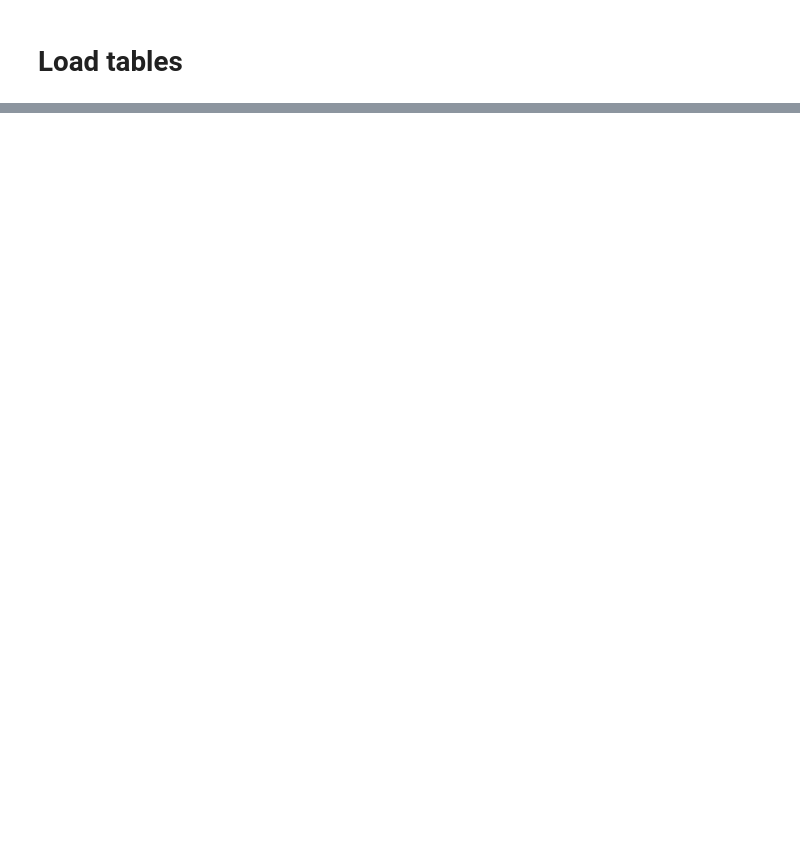
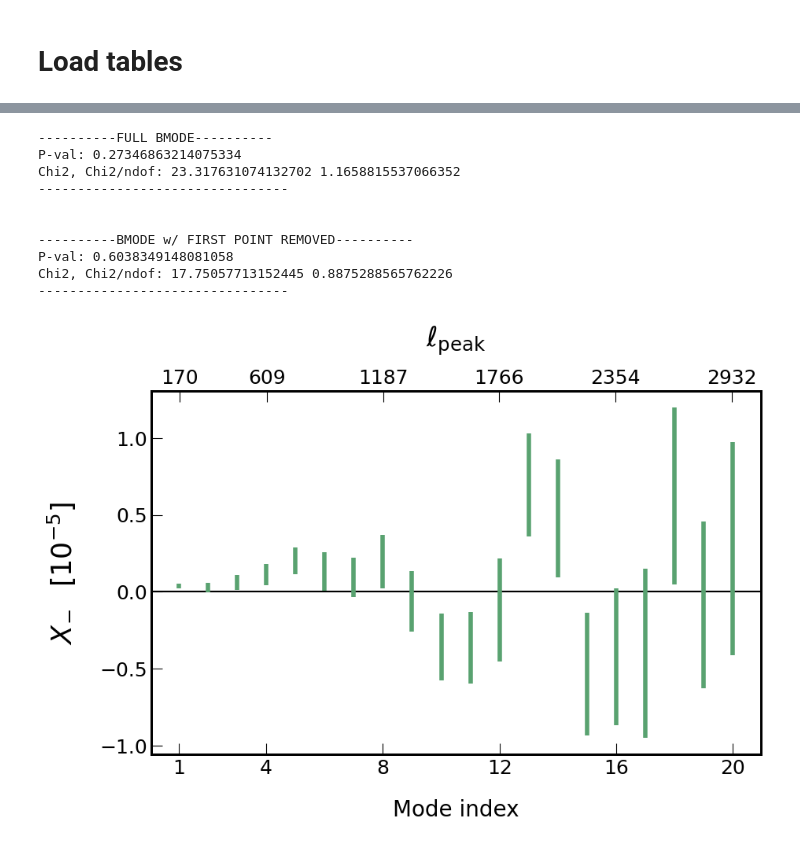
Before and after one commit to delve-survey/shearcat, a Jupyter notebook: shear_tests/Paper_plots/Bmodes.ipynb, the cells around one changed output, grey strips where cells are left out. Cells and saved outputs as stored; diff of their text form; code cells hidden in the pictures; blank space fills up the shorter version.

Commit message:
Minor plot updates + numbers

```diff
--- a/shear_tests/Paper_plots/Bmodes.ipynb
+++ b/shear_tests/Paper_plots/Bmodes.ipynb
@@ -28,4 +28,4 @@ plt.rcParams['axes.prop_cycle'] = cycler(color=COLORS)
 # %% [markdown]
 # Load tables
 # %%
-DIR = '/scratch/midway3/dhayaa/SHEARTESTS/DR3_Masked/'
+DIR = '/scratch/midway3/dhayaa/SHEARTESTS_20240504/NPATCH_100/'
@@ -59,0 +32,63 @@ plt.savefig('./Bmode.pdf', dpi = 300, bbox_inches = 'tight')
+# %%
+plt.figure(figsize = (10,6))
+
+plt.axhline(0, color ='k')
+
+B   = np.load(DIR + '/MRBmode_B.npy')
+Cov = np.load(DIR + '/MRBmode_B_Cov.npy')
+
+res = B
+
+NJK = 100
+hartlap  = ((NJK - 20 - 2) / (NJK -  1))
+dodelson = 1 / (1 + (20 - 3) * (NJK - 20 - 2) / (NJK - 20 - 1) / (NJK - 20 - 4) )
+
+inv = np.linalg.inv(Cov) * hartlap * dodelson
+chi2 = res @ inv @ res
+
+print("----------FULL BMODE----------")
+print("P-val:", 1 - stats.chi2(df = len(res)).cdf(chi2))
+print("Chi2, Chi2/ndof:", chi2, chi2/len(res))
+print("--------------------------------\n\n")
+
+
+inv = np.linalg.inv(Cov[1:].T[1:]) * hartlap * dodelson
+chi2 = res[1:] @ inv @ res[1:]
+
+print("----------BMODE w/ FIRST POINT REMOVED----------")
+print("P-val:", 1 - stats.chi2(df = len(res)).cdf(chi2))
+print("Chi2, Chi2/ndof:", chi2, chi2/len(res))
+print("--------------------------------\n\n")
+
+
+
+
+plt.errorbar(np.arange(20) + 1 , B * 1e5, yerr = np.sqrt(np.diagonal(Cov))  * 1e5, fmt = '.', markersize = 0, lw = 4, color = COLORS[4])
+
+ticks = [1, 4, 8, 12, 16, 20]
+plt.xticks(ticks, ticks)
+plt.ylabel(r'$X_{\!-}$  [$10^{-5}$]', size = 25, labelpad = 20)
+plt.xlabel('Mode index', size = 20, labelpad = 20)
+
+COEFF = np.load('/scratch/midway3/dhayaa/EB_Coefficients_N20.npy', allow_pickle = True)
+
+ax2 = plt.gca().twiny()
+ax2.set_xticks(ticks)
+ax2.set_xticklabels([int(COEFF[i - 1][3][np.argmax(np.abs(COEFF[i - 1][4]))]) for i in ticks])
+ax2.set_xlim(0, 21)
+ax2.set_xlabel(r'$\ell_{\rm peak}$', size = 25, labelpad = 20)
+del COEFF
+
+plt.savefig('./Bmode.pdf', dpi = 300, bbox_inches = 'tight')
+# %% [output]
+----------FULL BMODE----------
+P-val: 0.27346863214075334
+Chi2, Chi2/ndof: 23.317631074132702 1.1658815537066352
+--------------------------------
+
+
+----------BMODE w/ FIRST POINT REMOVED----------
+P-val: 0.6038349148081058
+Chi2, Chi2/ndof: 17.75057713152445 0.8875288565762226
+--------------------------------
+[figure, added]
```
Also changed, not shown: parts of 3 cells of this notebook, 1 other file.
